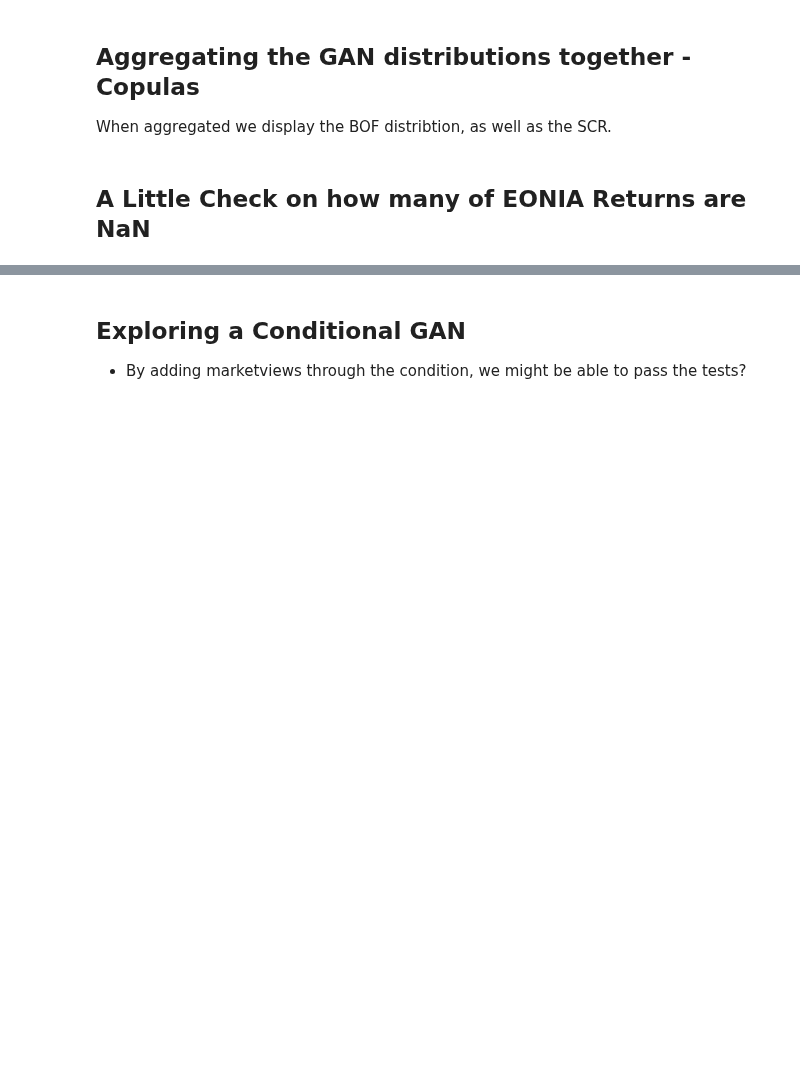
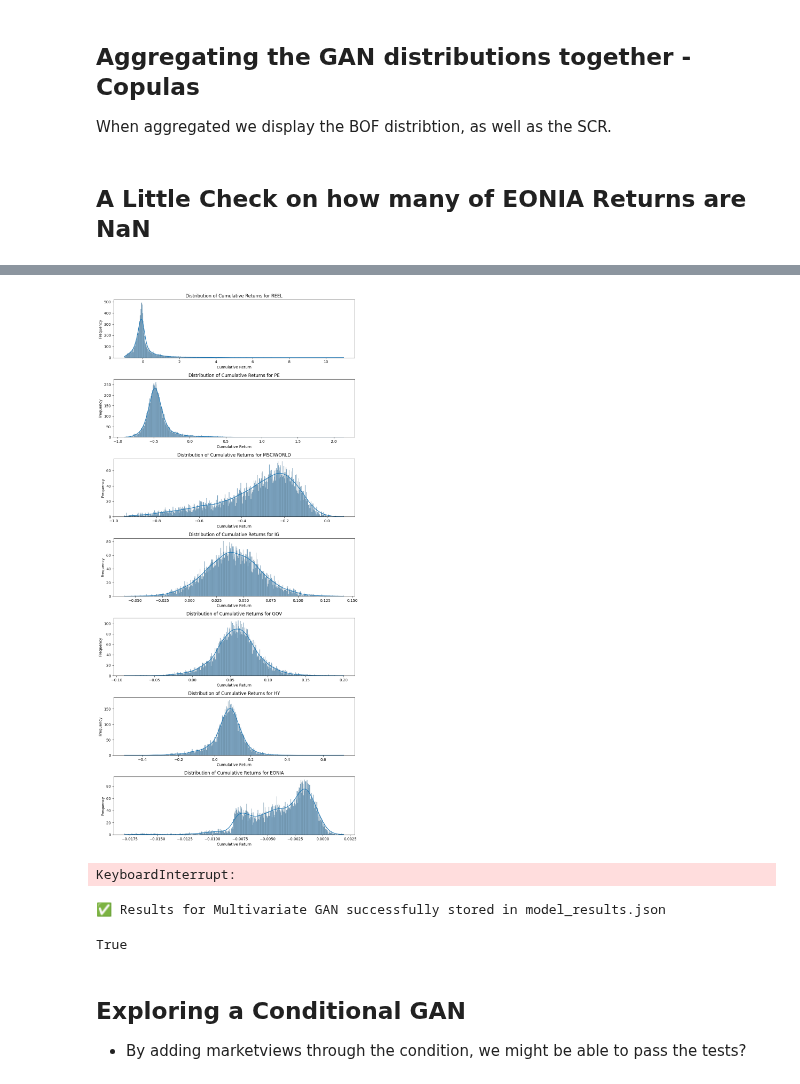
Before and after one commit to nickaskari/master-thesis, a Jupyter notebook: model_comparisons.ipynb, the cells around one changed output, grey strips where cells are left out. Drawn from its saved outputs; the diff is of its cells as text; code cells hidden in the pictures; blank space fills up the shorter version.

```diff
--- a/model_comparisons.ipynb
+++ b/model_comparisons.ipynb
@@ -364,7 +194,8 @@ gan_samples = np.column_stack(gan_samples_list)
+# %%
+from utilities.clean_eonia import clean_eonia
+
+eonia_samples = clean_eonia(eonia_samples)
 # %%
-n_simulations, n_days, n_assets = gan_samples.shape
-eonia_samples = gan_samples[:, :, 6]
-
 total_values = eonia_samples.size
 nan_count = np.isnan(eonia_samples).sum()
 print(f"EONIA NaN count: {nan_count} out of {total_values} ({nan_count/total_values*100:.2f}%)")
@@ -381,14 +210,57 @@ gan_samples = clean_eonia(gan_samples)
+# %%
+gan_samples_list = []
+for asset_name in returns_df.columns:
+
+    generated_returns = load_generated_returns(asset_name)
+
+    if hasattr(generated_returns, "cpu"):
+        generated_returns = generated_returns.cpu().numpy()
+    else:
+        generated_returns = np.array(generated_returns)
+
+    if asset_name == 'EONIA':
+        generated_returns = eonia_samples
+
+    cumulative_returns = np.prod(1 + generated_returns, axis=1) - 1  # shape: (10000,)
+    gan_samples_list.append(cumulative_returns)
+
+# Stack these to get an array of shape (10000, n_assets)
+gan_samples = np.column_stack(gan_samples_list)
+# %%
+n_assets = gan_samples.shape[1]
+fig, axes = plt.subplots(n_assets, 1, figsize=(10, 3 * n_assets), sharex=False)
+
+# If there's only one asset, wrap axes in a list for uniformity.
+if n_assets == 1:
+    axes = [axes]
+
+for i in range(n_assets):
+    ax = axes[i]
+    sns.histplot(gan_samples[:, i], bins=500, kde=True, ax=ax)
+    ax.set_title(f"Distribution of Cumulative Returns for {returns_df.columns[i]}")
+    ax.set_xlabel("Cumulative Return")
+    ax.set_ylabel("Frequency")
+
+plt.tight_layout()
+plt.show()
+# %% [output]
+[figure, added]
 # %%
 multi_gan = CopulaGAN(
     gan_samples=gan_samples,
     weights=weights
 )
 
-#dist_multi_gan, scr_multi_gan = multi_gan.calculate_distribution_and_scr()
+dist_multi_gan, scr_multi_gan = multi_gan.calculate_distribution_and_scr()
 
-#plot_bof_var(dist_multi_gan, scr_multi_gan, "Multivariate GAN", bof_0)
+plot_bof_var(dist_multi_gan, scr_multi_gan, "Multivariate GAN", bof_0)
+# %% [output]
+KeyboardInterrupt:
 # %%
-#save_results(model_name="Multivariate GAN", distribution=dist_multi_gan, scr=scr_multi_gan, weights=weights, overwrite=False)
+save_results(model_name="Multivariate GAN", distribution=dist_multi_gan, scr=scr_multi_gan, weights=weights, overwrite=False)
+# %% [output]
+✅ Results for Multivariate GAN successfully stored in model_results.json
+True
 # %% [markdown]
 ## Exploring a Conditional GAN
  - By adding marketviews through the condition, we might be able to pass the tests?
```
Also changed, not shown: parts of 13 cells of this notebook, 4 other files.
